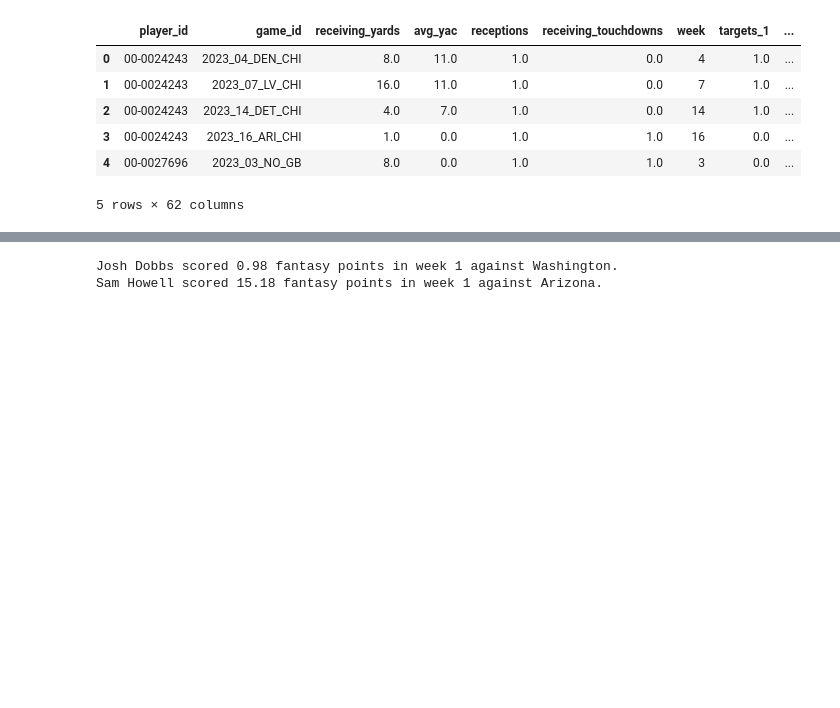
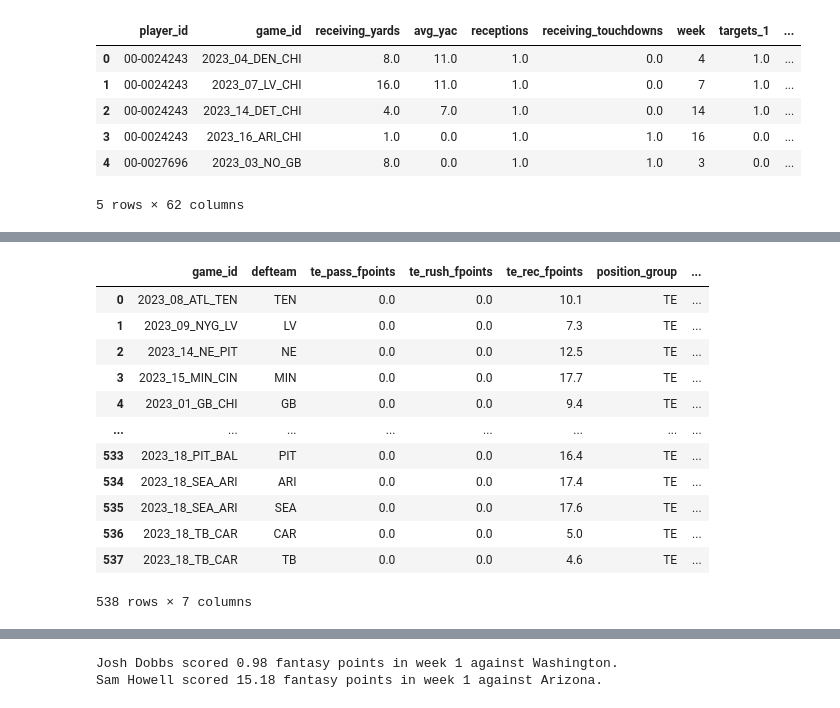
Before and after one commit to ColinB19/FantasyFootballAnalysis, a Jupyter notebook: NFL_dataset_creation.ipynb, the cells around one changed output, grey strips where cells are left out. Saved outputs shown, nothing was run; the diff lists cells and outputs as text; code cells hidden in the pictures; blank space fills up the shorter version.

```diff
--- a/NFL_dataset_creation.ipynb
+++ b/NFL_dataset_creation.ipynb
@@ -1088,0 +1128,34 @@ temp_qb_fpoints
+# %%
+te_grouping_pass = pbp_data[(pbp_data['passer_player_position'] == 'TE')].groupby(["game_id", "defteam"])
+temp_te_fpoints = te_grouping_pass.apply(lambda x: fpoints(x, point_string = "te_pass_fpoints", possession_type = 'pass')).reset_index()
+
+te_grouping_rush = pbp_data[(pbp_data['rusher_player_position'] == 'TE')].groupby(["game_id", "defteam"])
+temp_te_fpoints_2 = te_grouping_rush.apply(lambda x: fpoints(x, point_string = "te_rush_fpoints", possession_type = 'rush')).reset_index()
+
+te_grouping_rec = pbp_data[(pbp_data['receiver_player_position'] == 'TE')].groupby(["game_id", "defteam"])
+temp_te_fpoints_3 = te_grouping_rec.apply(lambda x: fpoints(x, point_string = "te_rec_fpoints", possession_type = 'rec')).reset_index()
+
+
+# now we put that all together to get the fantasy points given up by each defense each week.
+temp_te_fpoints = temp_te_fpoints.merge(temp_te_fpoints_2, on=['game_id', 'defteam'], how='outer')
+temp_te_fpoints = temp_te_fpoints.merge(temp_te_fpoints_3, on=['game_id', 'defteam'], how='outer')
+temp_te_fpoints['position_group'] = 'TE'
+temp_te_fpoints['te_rec_fpoints'] = temp_te_fpoints['te_rec_fpoints'].fillna(0)
+temp_te_fpoints['te_rush_fpoints'] = temp_te_fpoints['te_rush_fpoints'].fillna(0)
+temp_te_fpoints['te_pass_fpoints'] = temp_te_fpoints['te_pass_fpoints'].fillna(0)
+temp_te_fpoints['total_te_fpoints_given_up'] = temp_te_fpoints['te_rec_fpoints'] + temp_te_fpoints['te_rush_fpoints'] + temp_te_fpoints['te_pass_fpoints']
+temp_te_fpoints
+# %% [output]
+|  | game_id | defteam | te_pass_fpoints | te_rush_fpoints | te_rec_fpoints | position_group | ... |
+| 0 | 2023_08_ATL_TEN | TEN | 0.0 | 0.0 | 10.1 | TE | ... |
+| 1 | 2023_09_NYG_LV | LV | 0.0 | 0.0 | 7.3 | TE | ... |
+| 2 | 2023_14_NE_PIT | NE | 0.0 | 0.0 | 12.5 | TE | ... |
+| 3 | 2023_15_MIN_CIN | MIN | 0.0 | 0.0 | 17.7 | TE | ... |
+| 4 | 2023_01_GB_CHI | GB | 0.0 | 0.0 | 9.4 | TE | ... |
+| ... | ... | ... | ... | ... | ... | ... | ... |
+| 533 | 2023_18_PIT_BAL | PIT | 0.0 | 0.0 | 16.4 | TE | ... |
+| 534 | 2023_18_SEA_ARI | ARI | 0.0 | 0.0 | 17.4 | TE | ... |
+| 535 | 2023_18_SEA_ARI | SEA | 0.0 | 0.0 | 17.6 | TE | ... |
+| 536 | 2023_18_TB_CAR | CAR | 0.0 | 0.0 | 5.0 | TE | ... |
+| 537 | 2023_18_TB_CAR | TB | 0.0 | 0.0 | 4.6 | TE | ... |
+538 rows × 7 columns
```
Also changed, not shown: parts of 8 cells of this notebook.
